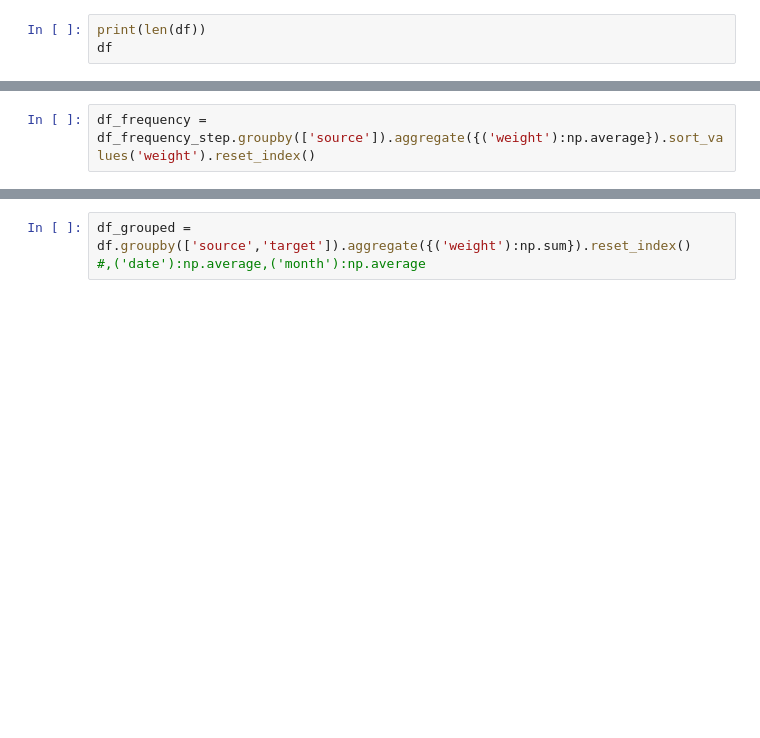
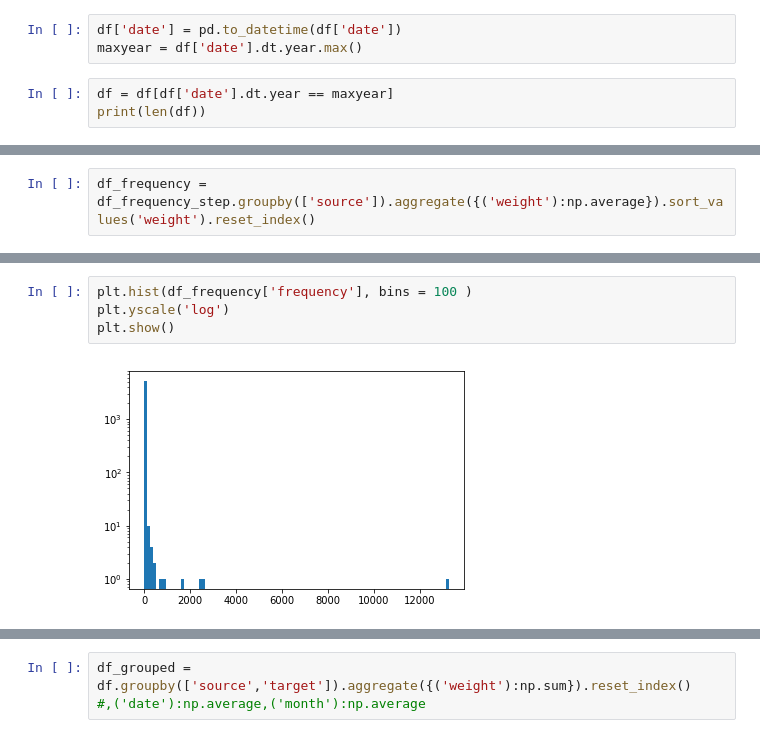
Before and after one commit to mtelab1/SPS_MSDS_SMR21_DATA620, a Jupyter notebook: Project02/Project02-WikiNets.ipynb, the cells around one changed output, grey strips where cells are left out. Saved outputs shown, nothing was run; the diff lists cells and outputs as text; blank space fills up the shorter version.

```diff
--- a/Project02/Project02-WikiNets.ipynb
+++ b/Project02/Project02-WikiNets.ipynb
@@ -51,6 +51,9 @@ df['hour'] = pd.to_datetime(df['date']).dt.strftime("%H")
 # %%
 df['source'] = ['u'+ str(v) for v in df['source']]
 df['target'] = ['p'+ str(v) for v in df['target']]
+# %%
+df['date'] = pd.to_datetime(df['date'])
+maxyear = df['date'].dt.year.max()
 # %%
+df = df[df['date'].dt.year == maxyear]
 print(len(df))
-df
@@ -74,3 +95,9 @@ df_frequency
+# %%
+plt.hist(df_frequency['frequency'], bins = 100 )
+plt.yscale('log')
+plt.show()
+# %% [output]
+[figure, added]
 # %%
 plt.plot(df_frequency.index, df_frequency.frequency)
 plt.show()
```
Also changed, not shown: parts of 39 cells of this notebook, 2 other files.
